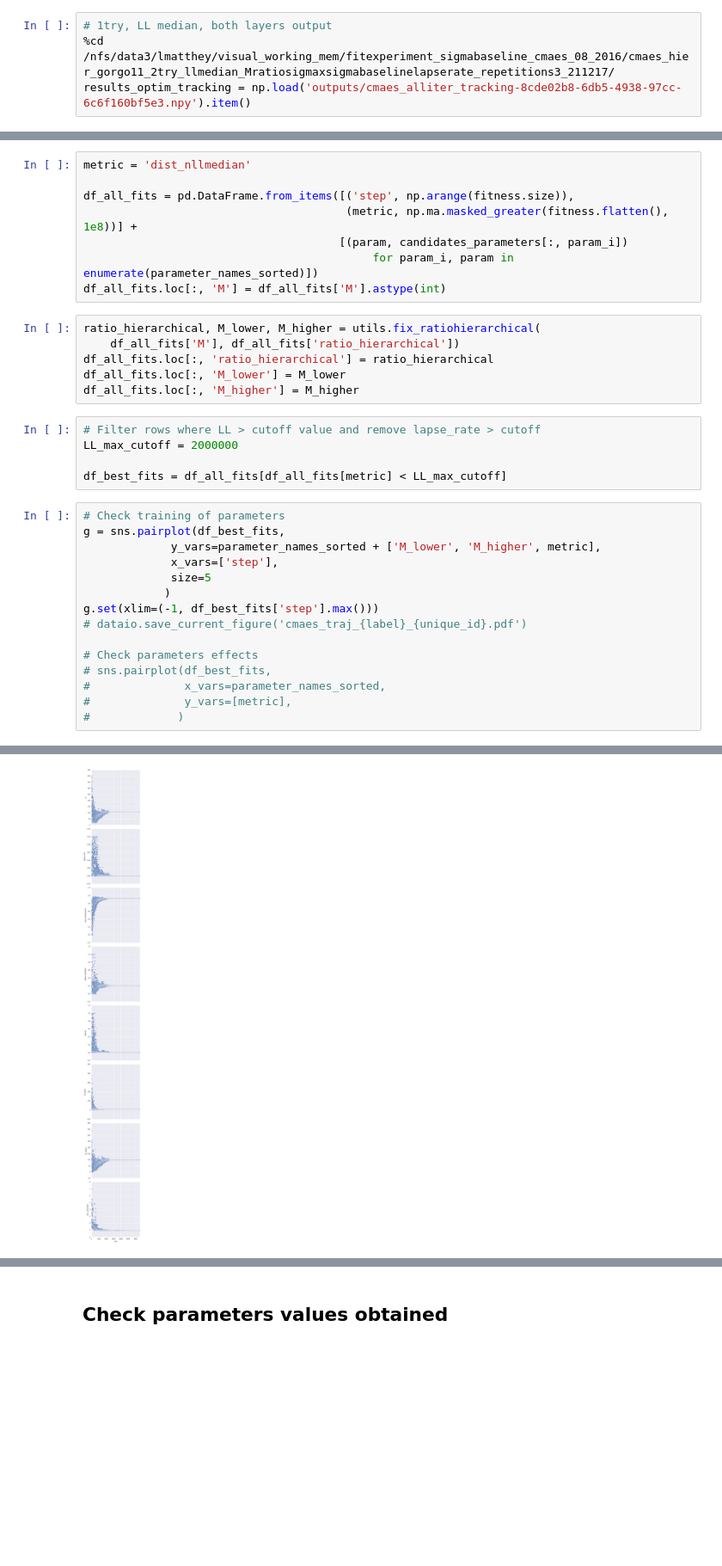
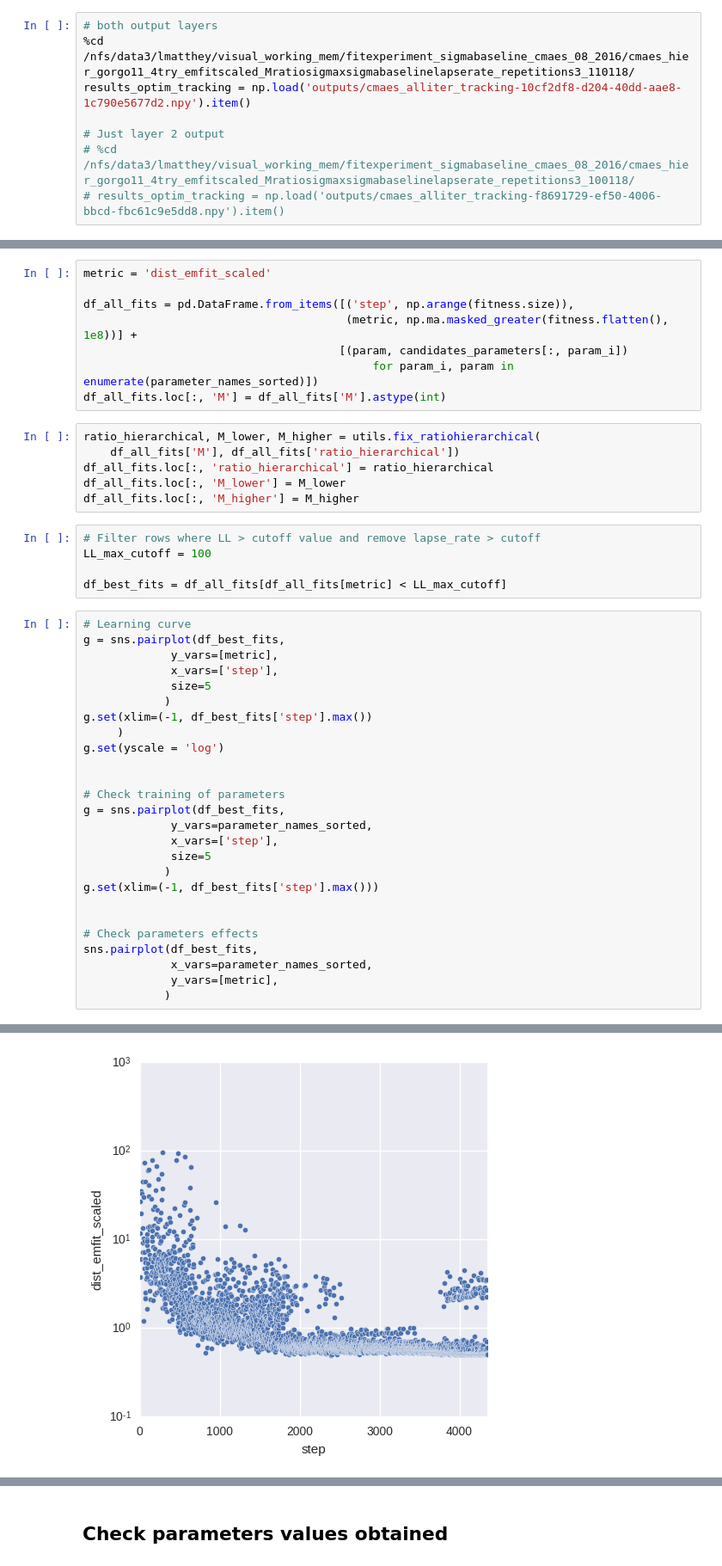
Before and after one commit to Azhag/Bayesian-visual-working-memory, a Jupyter notebook: Experiments/fitexperiment_sigmabaseline_cmaes_08_2016/notebook_cmaes_hier_gorgo11_3try_emfitscaled_Mratiosigmaxsigmabaselinelapse_100118.ipynb, the cells around one changed output, grey strips where cells are left out. Shown at 86% size. Saved outputs shown, nothing was run; the diff lists cells and outputs as text; blank space fills up the shorter version.

```diff
--- a/Experiments/fitexperiment_sigmabaseline_cmaes_08_2016/notebook_cmaes_hier_gorgo11_3try_emfitscaled_Mratiosigmaxsigmabaselinelapse_100118.ipynb
+++ b/Experiments/fitexperiment_sigmabaseline_cmaes_08_2016/notebook_cmaes_hier_gorgo11_3try_emfitscaled_Mratiosigmaxsigmabaselinelapse_100118.ipynb
@@ -42,7 +42,11 @@ py.init_notebook_mode(connected=True)
 # %% [markdown]
 ## Reload data
 # %%
-# 1try, LL median, both layers output
-%cd /nfs/data3/lmatthey/visual_working_mem/fitexperiment_sigmabaseline_cmaes_08_2016/cmaes_hier_gorgo11_2try_llmedian_Mratiosigmaxsigmabaselinelapserate_repetitions3_211217/
-results_optim_tracking = np.load('outputs/cmaes_alliter_tracking-8cde02b8-6db5-4938-97cc-6c6f160bf5e3.npy').item()
+# both output layers
+%cd /nfs/data3/lmatthey/visual_working_mem/fitexperiment_sigmabaseline_cmaes_08_2016/cmaes_hier_gorgo11_4try_emfitscaled_Mratiosigmaxsigmabaselinelapserate_repetitions3_110118/
+results_optim_tracking = np.load('outputs/cmaes_alliter_tracking-10cf2df8-d204-40dd-aae8-1c790e5677d2.npy').item()
+
+# Just layer 2 output
+# %cd /nfs/data3/lmatthey/visual_working_mem/fitexperiment_sigmabaseline_cmaes_08_2016/cmaes_hier_gorgo11_4try_emfitscaled_Mratiosigmaxsigmabaselinelapserate_repetitions3_100118/
+# results_optim_tracking = np.load('outputs/cmaes_alliter_tracking-f8691729-ef50-4006-bbcd-fbc61c9e5dd8.npy').item()
 # %% [output]
@@ -66,7 +60,7 @@ parameter_names_sorted
 # %% [output]
 ['M', 'lapse_rate', 'ratio_hierarchical', 'sigma_baseline', 'sigmax']
 # %%
-metric = 'dist_nllmedian'
+metric = 'dist_emfit_scaled'
 
 df_all_fits = pd.DataFrame.from_items([('step', np.arange(fitness.size)),
                                        (metric, np.ma.masked_greater(fitness.flatten(), 1e8))] +
@@ -81,24 +75,35 @@ df_all_fits.loc[:, 'M_lower'] = M_lower
 df_all_fits.loc[:, 'M_higher'] = M_higher
 # %%
 # Filter rows where LL > cutoff value and remove lapse_rate > cutoff
-LL_max_cutoff = 2000000
+LL_max_cutoff = 100
 
 df_best_fits = df_all_fits[df_all_fits[metric] < LL_max_cutoff]
 # %%
+# Learning curve
+g = sns.pairplot(df_best_fits,
+             y_vars=[metric],
+             x_vars=['step'],
+             size=5
+            )
+g.set(xlim=(-1, df_best_fits['step'].max())
+     )
+g.set(yscale = 'log')
+
+
 # Check training of parameters
 g = sns.pairplot(df_best_fits,
-             y_vars=parameter_names_sorted + ['M_lower', 'M_higher', metric],
+             y_vars=parameter_names_sorted,
              x_vars=['step'],
              size=5
             )
 g.set(xlim=(-1, df_best_fits['step'].max()))
-# dataio.save_current_figure('cmaes_traj_{label}_{unique_id}.pdf')
+
 
 # Check parameters effects
-# sns.pairplot(df_best_fits,
-#              x_vars=parameter_names_sorted,
-#              y_vars=[metric],
-#             )
+sns.pairplot(df_best_fits,
+             x_vars=parameter_names_sorted,
+             y_vars=[metric],
+            )
 # %% [output]
 <seaborn.axisgrid.PairGrid at 0x...>
-[figure, old version]
+[figure, new version]
```
Also changed, not shown: parts of 11 cells of this notebook, 22 other files.
